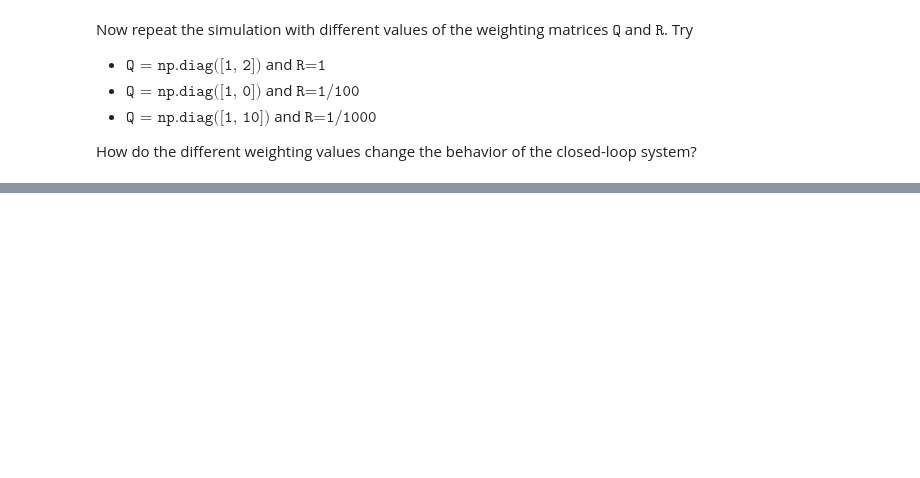
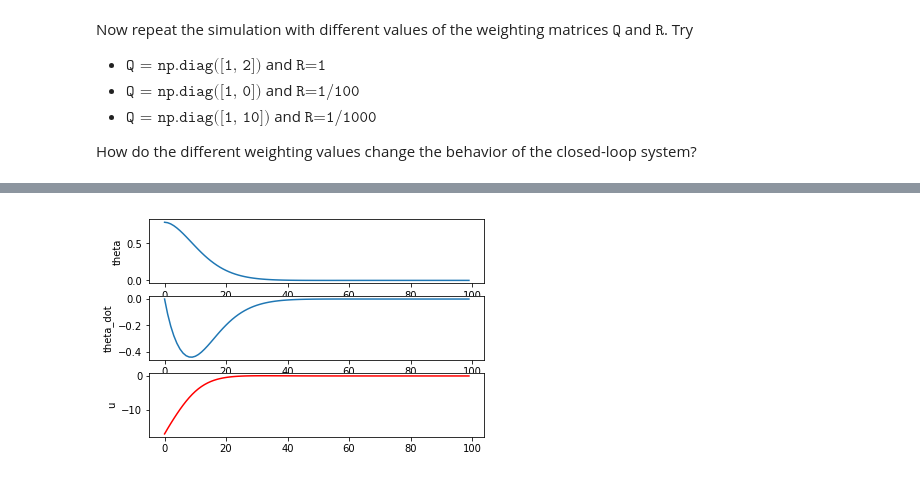
Before and after one commit to ZionDeng/Advanced-Control-Design, a Jupyter notebook: notebooks/Lab6_LQR.ipynb, the cells around one changed output, grey strips where cells are left out. Saved outputs shown, nothing was run; the diff lists cells and outputs as text; code cells hidden in the pictures; blank space fills up the shorter version.

```diff
--- a/notebooks/Lab6_LQR.ipynb
+++ b/notebooks/Lab6_LQR.ipynb
@@ -143,0 +171,6 @@ How do the different weighting values change the behavior of the closed-loop sys
+# %%
+Q = np.diag([1,0])
+R = 0.01
+lqr_sim(Q,R)
+# %% [output]
+[figure, added]
```
Also changed, not shown: parts of 5 cells of this notebook, 7 other files.
